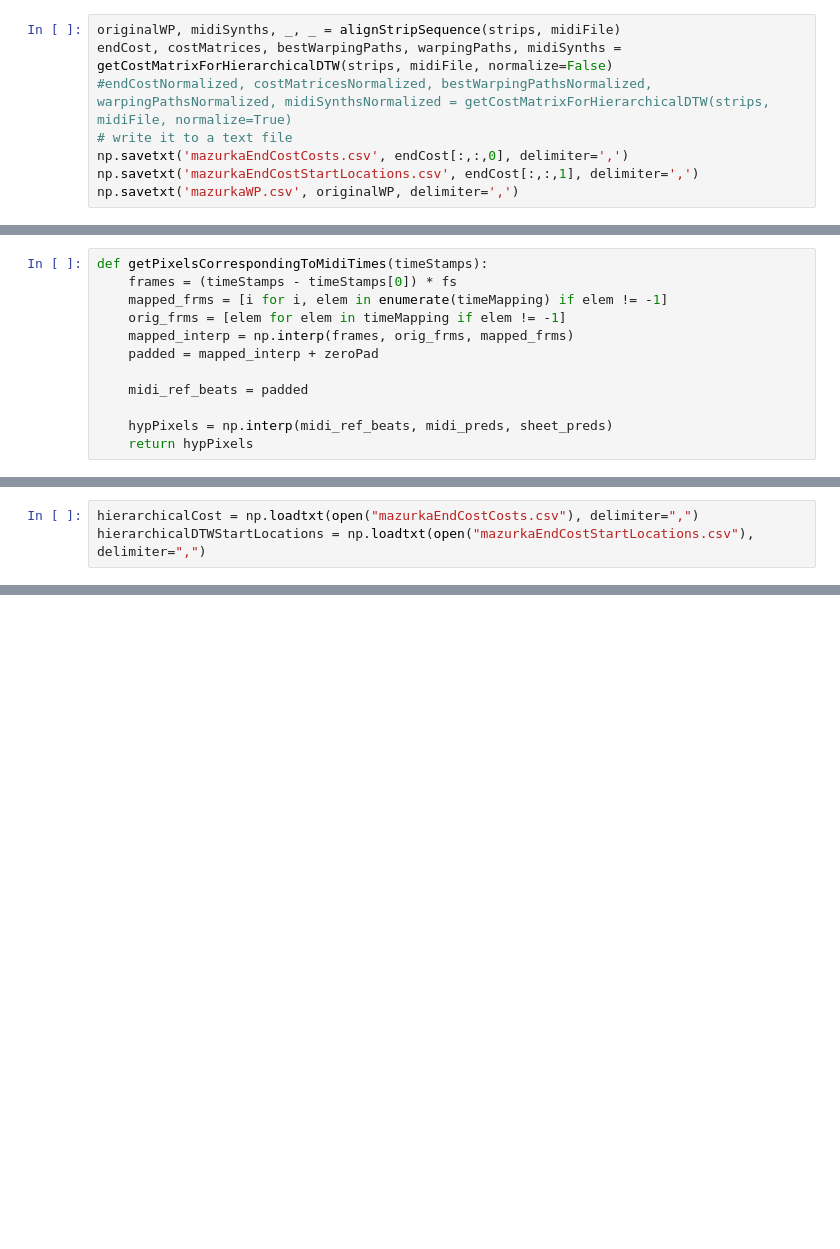
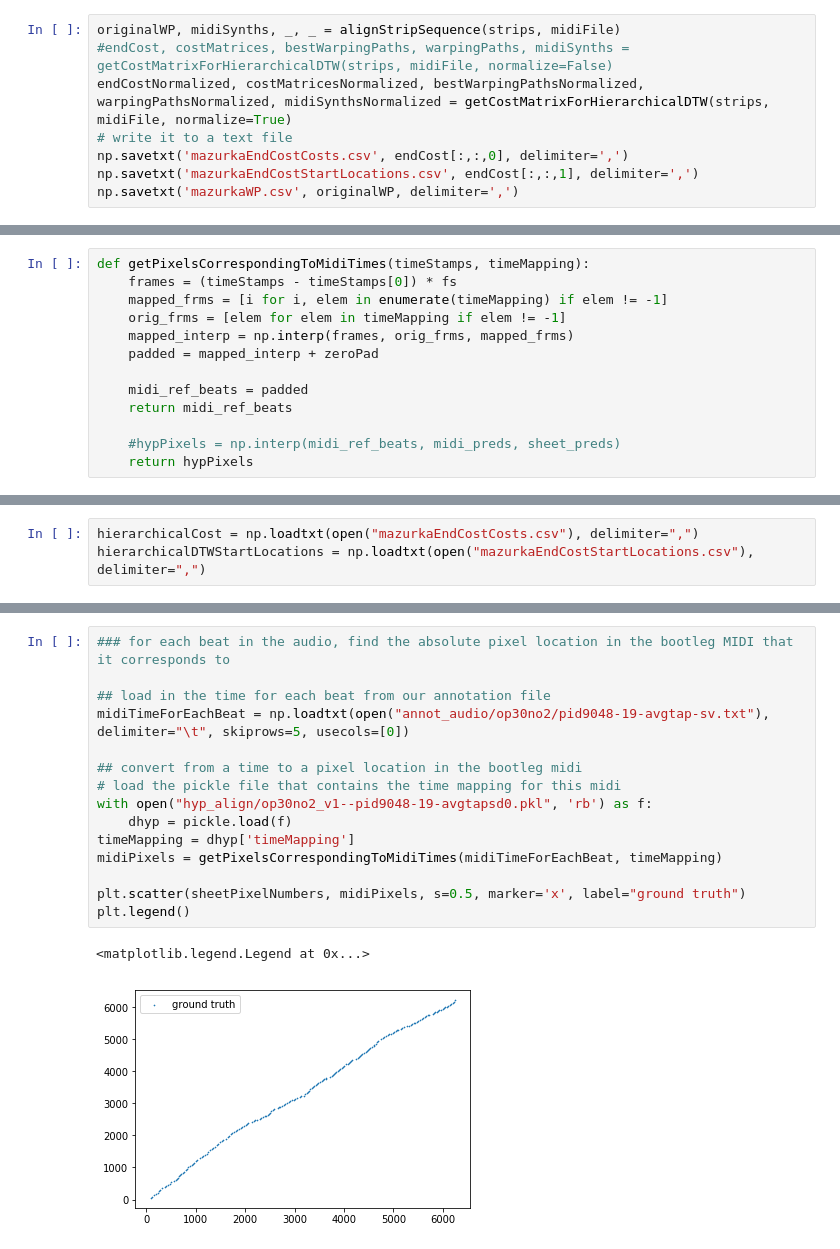
Before and after one commit to nupurb/MIR_Fall2018_Chris_Nupur, a Jupyter notebook: SheetMidiSync/02_SheetMidiSync.ipynb, the cells around one changed output, grey strips where cells are left out. Saved outputs shown, nothing was run; the diff lists cells and outputs as text; blank space fills up the shorter version.

Commit message:
added ground truth plotting

```diff
--- a/SheetMidiSync/02_SheetMidiSync.ipynb
+++ b/SheetMidiSync/02_SheetMidiSync.ipynb
@@ -463,8 +463,8 @@ def visualizeAlignedSequences(strips, midiSynths, wp, scoreFile = None, midiFile
     return stacked
 # %%
 originalWP, midiSynths, _, _ = alignStripSequence(strips, midiFile)
-endCost, costMatrices, bestWarpingPaths, warpingPaths, midiSynths = getCostMatrixForHierarchicalDTW(strips, midiFile, normalize=False)
-#endCostNormalized, costMatricesNormalized, bestWarpingPathsNormalized, warpingPathsNormalized, midiSynthsNormalized = getCostMatrixForHierarchicalDTW(strips, midiFile, normalize=True)
+#endCost, costMatrices, bestWarpingPaths, warpingPaths, midiSynths = getCostMatrixForHierarchicalDTW(strips, midiFile, normalize=False)
+endCostNormalized, costMatricesNormalized, bestWarpingPathsNormalized, warpingPathsNormalized, midiSynthsNormalized = getCostMatrixForHierarchicalDTW(strips, midiFile, normalize=True)
 # write it to a text file
 np.savetxt('mazurkaEndCostCosts.csv', endCost[:,:,0], delimiter=',')
 np.savetxt('mazurkaEndCostStartLocations.csv', endCost[:,:,1], delimiter=',')
@@ -670,7 +700,7 @@ def getMidiDownbeatsFromFile(annotMidiFile):
         timeStamps = list(reader)
     return np.array([float(i) for i in timeStamps[0]]) # there's only one line in csv, and we ony want line 1
 # %%
-def getPixelsCorrespondingToMidiTimes(timeStamps):
+def getPixelsCorrespondingToMidiTimes(timeStamps, timeMapping):
     frames = (timeStamps - timeStamps[0]) * fs
     mapped_frms = [i for i, elem in enumerate(timeMapping) if elem != -1]
     orig_frms = [elem for elem in timeMapping if elem != -1]
@@ -678,8 +708,9 @@ def getPixelsCorrespondingToMidiTimes(timeStamps):
     padded = mapped_interp + zeroPad
 
     midi_ref_beats = padded
+    return midi_ref_beats
 
-    hypPixels = np.interp(midi_ref_beats, midi_preds, sheet_preds)
+    #hypPixels = np.interp(midi_ref_beats, midi_preds, sheet_preds)
     return hypPixels
 # %%
 annotMidiFile = "annot_audio/op30no2/midi_downbeats.csv" # "midi/op30no2/pid9048-19-avgtapsd0.mid"
@@ -982,0 +1026,18 @@ Cur Strip:  0  Cur Row:  318  Cur Value:  2325.72800575  Accum Value:  [ 2325.72
+# %%
+### for each beat in the audio, find the absolute pixel location in the bootleg MIDI that it corresponds to
+
+## load in the time for each beat from our annotation file
+midiTimeForEachBeat = np.loadtxt(open("annot_audio/op30no2/pid9048-19-avgtap-sv.txt"), delimiter="\t", skiprows=5, usecols=[0])
+
+## convert from a time to a pixel location in the bootleg midi
+# load the pickle file that contains the time mapping for this midi
+with open("hyp_align/op30no2_v1--pid9048-19-avgtapsd0.pkl", 'rb') as f:
+    dhyp = pickle.load(f)
+timeMapping = dhyp['timeMapping']
+midiPixels = getPixelsCorrespondingToMidiTimes(midiTimeForEachBeat, timeMapping)
+
+plt.scatter(sheetPixelNumbers, midiPixels, s=0.5, marker='x', label="ground truth")
+plt.legend()
+# %% [output]
+<matplotlib.legend.Legend at 0x...>
+[figure, added]
```
Also changed, not shown: parts of 23 cells of this notebook.
